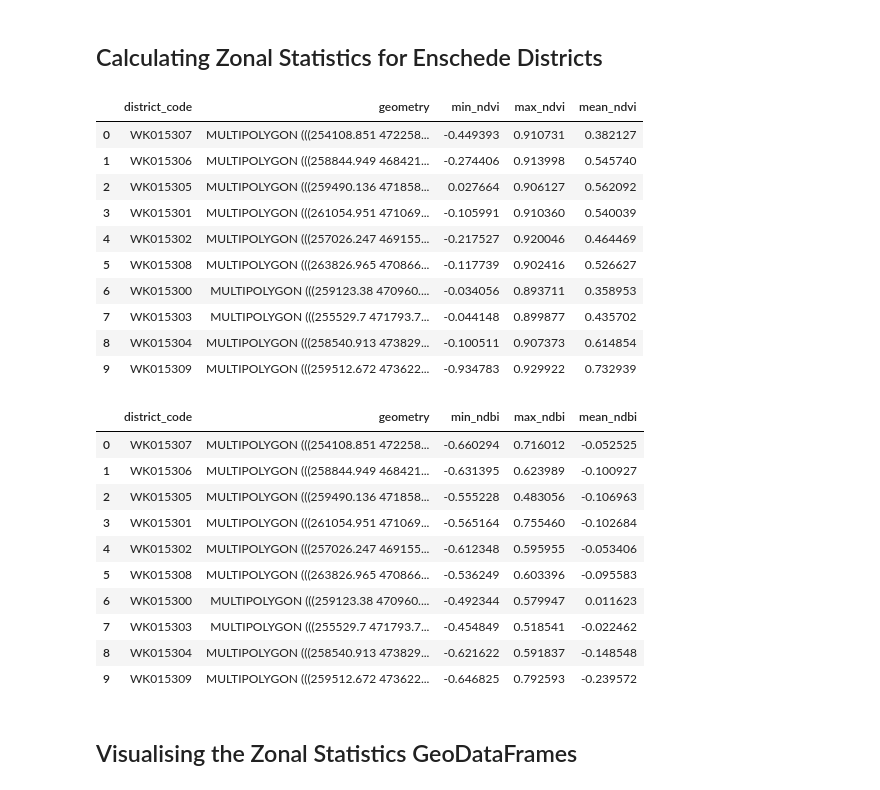
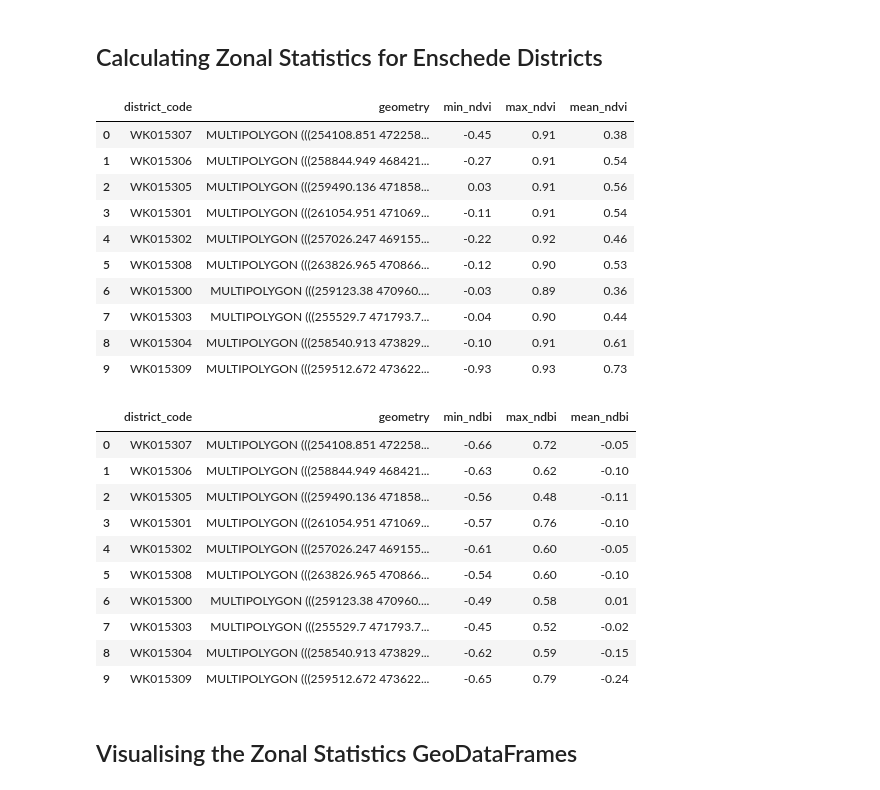
Before and after one commit to armaanFarooqui/portfolio, a Jupyter notebook: zonal_stats/notebooks/notebook.ipynb, the cells around one changed output. Drawn from its saved outputs; the diff is of its cells as text; code cells hidden in the pictures.

```diff
--- a/zonal_stats/notebooks/notebook.ipynb
+++ b/zonal_stats/notebooks/notebook.ipynb
@@ -99,51 +100,51 @@ with engine.begin() as conn:
 # %%
 ndvi_stats = gpd.read_postgis(
     """
     SELECT d.district_code,
     d.geometry,
-    (stats).min AS min_ndvi,
-    (stats).max AS max_ndvi,
-    (stats).mean AS mean_ndvi
+    ROUND((stats).min::numeric, 2) AS min_ndvi,
+    ROUND((stats).max::numeric, 2) AS max_ndvi,
+    ROUND((stats).mean::numeric, 2) AS mean_ndvi
 
     FROM districts AS d
     JOIN LATERAL (
 
         SELECT ST_SummaryStatsAgg(
             ST_Clip(t.rast, d.geometry, true),
             1,
             true
         ) AS stats
         FROM ndvi_tiles AS t
         WHERE t.rast && d.geometry AND ST_Intersects(t.rast, d.geometry)
 
     ) AS s
     ON true
     """,
     engine,
     geom_col='geometry'
 )
 
 ndvi_stats
 # %% [output]
 |  | district_code | geometry | min_ndvi | max_ndvi | mean_ndvi |
-| 0 | WK015307 | MULTIPOLYGON (((254108.851 472258... | -0.449393 | 0.910731 | 0.382127 |
-| 1 | WK015306 | MULTIPOLYGON (((258844.949 468421... | -0.274406 | 0.913998 | 0.545740 |
-| 2 | WK015305 | MULTIPOLYGON (((259490.136 471858... | 0.027664 | 0.906127 | 0.562092 |
-| 3 | WK015301 | MULTIPOLYGON (((261054.951 471069... | -0.105991 | 0.910360 | 0.540039 |
-| 4 | WK015302 | MULTIPOLYGON (((257026.247 469155... | -0.217527 | 0.920046 | 0.464469 |
-| 5 | WK015308 | MULTIPOLYGON (((263826.965 470866... | -0.117739 | 0.902416 | 0.526627 |
-| 6 | WK015300 | MULTIPOLYGON (((259123.38 470960.... | -0.034056 | 0.893711 | 0.358953 |
-| 7 | WK015303 | MULTIPOLYGON (((255529.7 471793.7... | -0.044148 | 0.899877 | 0.435702 |
-| 8 | WK015304 | MULTIPOLYGON (((258540.913 473829... | -0.100511 | 0.907373 | 0.614854 |
-| 9 | WK015309 | MULTIPOLYGON (((259512.672 473622... | -0.934783 | 0.929922 | 0.732939 |
+| 0 | WK015307 | MULTIPOLYGON (((254108.851 472258... | -0.45 | 0.91 | 0.38 |
+| 1 | WK015306 | MULTIPOLYGON (((258844.949 468421... | -0.27 | 0.91 | 0.54 |
+| 2 | WK015305 | MULTIPOLYGON (((259490.136 471858... | 0.03 | 0.91 | 0.56 |
+| 3 | WK015301 | MULTIPOLYGON (((261054.951 471069... | -0.11 | 0.91 | 0.54 |
+| 4 | WK015302 | MULTIPOLYGON (((257026.247 469155... | -0.22 | 0.92 | 0.46 |
+| 5 | WK015308 | MULTIPOLYGON (((263826.965 470866... | -0.12 | 0.90 | 0.53 |
+| 6 | WK015300 | MULTIPOLYGON (((259123.38 470960.... | -0.03 | 0.89 | 0.36 |
+| 7 | WK015303 | MULTIPOLYGON (((255529.7 471793.7... | -0.04 | 0.90 | 0.44 |
+| 8 | WK015304 | MULTIPOLYGON (((258540.913 473829... | -0.10 | 0.91 | 0.61 |
+| 9 | WK015309 | MULTIPOLYGON (((259512.672 473622... | -0.93 | 0.93 | 0.73 |
 # %%
 ndbi_stats = gpd.read_postgis(
     """
     SELECT d.district_code,
     d.geometry,
-    (stats).min AS min_ndbi,
-    (stats).max AS max_ndbi,
-    (stats).mean AS mean_ndbi
+    ROUND((stats).min::numeric, 2) AS min_ndbi,
+    ROUND((stats).max::numeric, 2) AS max_ndbi,
+    ROUND((stats).mean::numeric, 2) AS mean_ndbi
 
     FROM districts as d
     JOIN LATERAL (
@@ -166,16 +167,16 @@ ndbi_stats = gpd.read_postgis(
 ndbi_stats
 # %% [output]
 |  | district_code | geometry | min_ndbi | max_ndbi | mean_ndbi |
-| 0 | WK015307 | MULTIPOLYGON (((254108.851 472258... | -0.660294 | 0.716012 | -0.052525 |
-| 1 | WK015306 | MULTIPOLYGON (((258844.949 468421... | -0.631395 | 0.623989 | -0.100927 |
-| 2 | WK015305 | MULTIPOLYGON (((259490.136 471858... | -0.555228 | 0.483056 | -0.106963 |
-| 3 | WK015301 | MULTIPOLYGON (((261054.951 471069... | -0.565164 | 0.755460 | -0.102684 |
-| 4 | WK015302 | MULTIPOLYGON (((257026.247 469155... | -0.612348 | 0.595955 | -0.053406 |
-| 5 | WK015308 | MULTIPOLYGON (((263826.965 470866... | -0.536249 | 0.603396 | -0.095583 |
-| 6 | WK015300 | MULTIPOLYGON (((259123.38 470960.... | -0.492344 | 0.579947 | 0.011623 |
-| 7 | WK015303 | MULTIPOLYGON (((255529.7 471793.7... | -0.454849 | 0.518541 | -0.022462 |
-| 8 | WK015304 | MULTIPOLYGON (((258540.913 473829... | -0.621622 | 0.591837 | -0.148548 |
-| 9 | WK015309 | MULTIPOLYGON (((259512.672 473622... | -0.646825 | 0.792593 | -0.239572 |
+| 0 | WK015307 | MULTIPOLYGON (((254108.851 472258... | -0.66 | 0.72 | -0.05 |
+| 1 | WK015306 | MULTIPOLYGON (((258844.949 468421... | -0.63 | 0.62 | -0.10 |
+| 2 | WK015305 | MULTIPOLYGON (((259490.136 471858... | -0.56 | 0.48 | -0.11 |
+| 3 | WK015301 | MULTIPOLYGON (((261054.951 471069... | -0.57 | 0.76 | -0.10 |
+| 4 | WK015302 | MULTIPOLYGON (((257026.247 469155... | -0.61 | 0.60 | -0.05 |
+| 5 | WK015308 | MULTIPOLYGON (((263826.965 470866... | -0.54 | 0.60 | -0.10 |
+| 6 | WK015300 | MULTIPOLYGON (((259123.38 470960.... | -0.49 | 0.58 | 0.01 |
+| 7 | WK015303 | MULTIPOLYGON (((255529.7 471793.7... | -0.45 | 0.52 | -0.02 |
+| 8 | WK015304 | MULTIPOLYGON (((258540.913 473829... | -0.62 | 0.59 | -0.15 |
+| 9 | WK015309 | MULTIPOLYGON (((259512.672 473622... | -0.65 | 0.79 | -0.24 |
 # %% [markdown]
 ## Visualising the Zonal Statistics GeoDataFrames
 # %%
```
Also changed, not shown: parts of 6 cells of this notebook, 7 other files.
